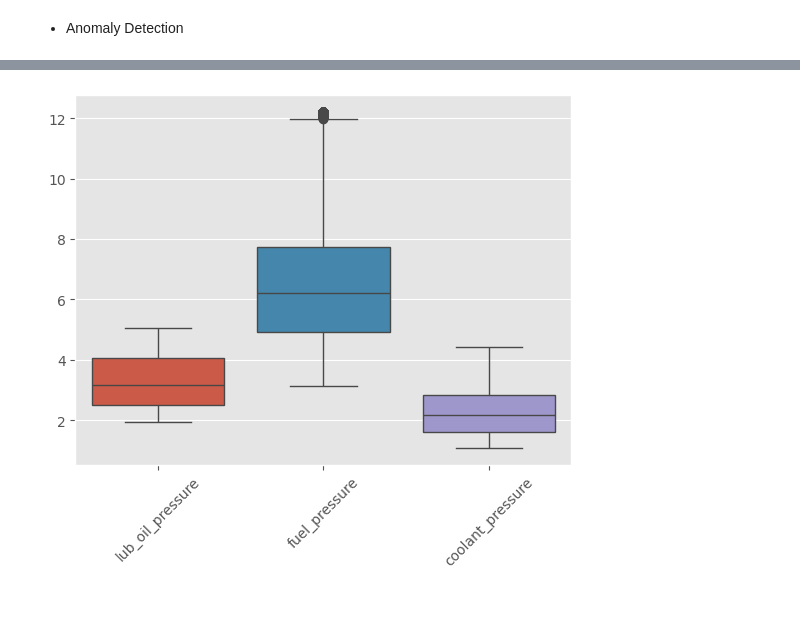
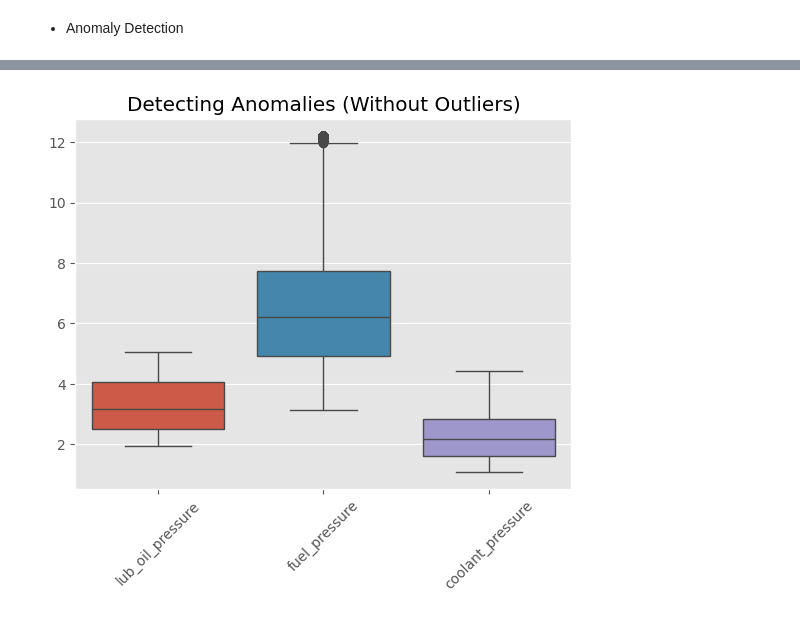
Before and after one commit to Okwy009/Automotive_Vehicles_Engine, a Jupyter notebook: Project/2_EDA_Intro.ipynb, the cells around one changed output, grey strips where cells are left out. Saved outputs shown, nothing was run; the diff lists cells and outputs as text; code cells hidden in the pictures.

```diff
--- a/Project/2_EDA_Intro.ipynb
+++ b/Project/2_EDA_Intro.ipynb
@@ -97,12 +99,13 @@ plt.show()
 # %%
 from scipy.stats.mstats import winsorize
 
 engine_data['fuel_pressure'] = winsorize(engine_data['fuel_pressure'], limits=[0.05, 0.05])  # Cap extreme 5% values
 engine_data['lub_oil_pressure'] = winsorize(engine_data['lub_oil_pressure'], limits=[0.05, 0.05])  # Cap extreme 5% values
 engine_data['coolant_pressure'] = winsorize(engine_data['coolant_pressure'], limits=[0.05, 0.05])  # Cap extreme 5% values
 
 sns.boxplot(data=engine_data[['lub_oil_pressure', 'fuel_pressure', 'coolant_pressure']])
 plt.xticks(rotation=45)
+plt.title('Detecting Anomalies (Without Outliers)')
 plt.show()
 # %% [output]
-[figure, old version]
+[figure, new version]
```
Also changed, not shown: parts of 2 cells of this notebook, 5 other files.
